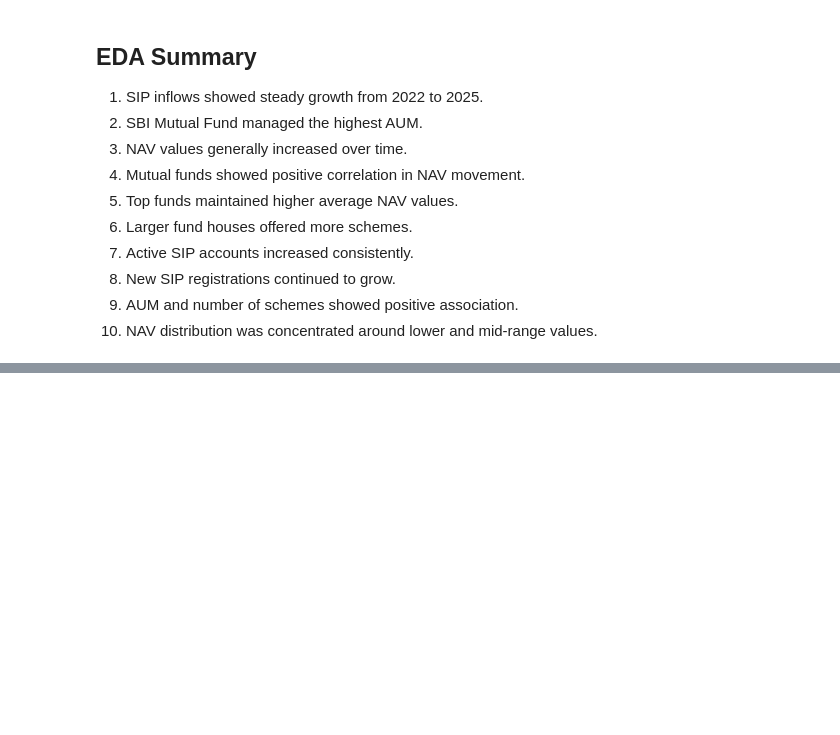
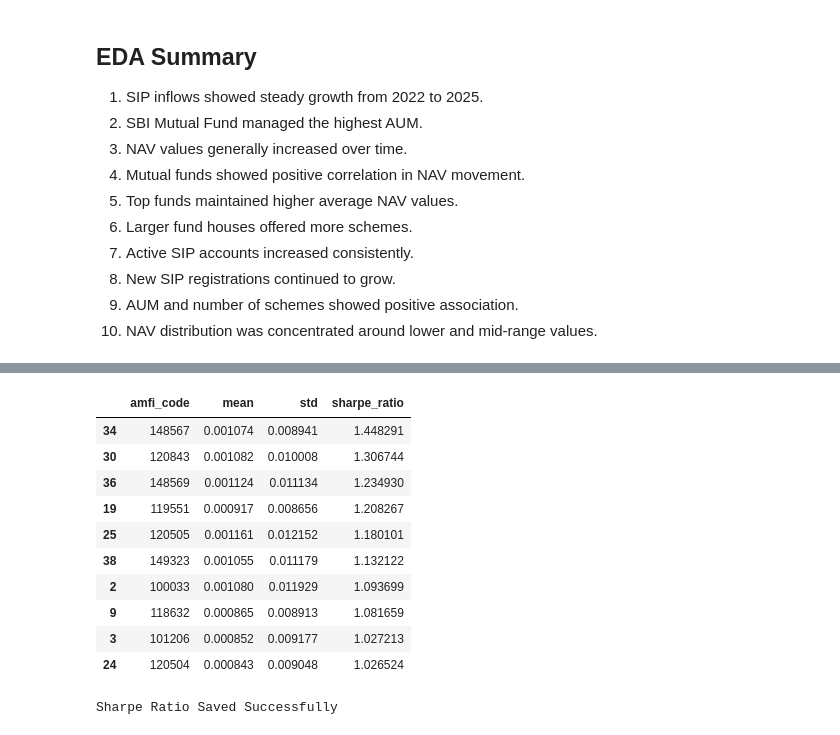
Before and after one commit to swamymanikanta567-ops/bluestack-mf-capstone, a Jupyter notebook: notebooks/eda_analysis.ipynb, the cells around one changed output, grey strips where cells are left out. Drawn from its saved outputs; the diff is of its cells as text; code cells hidden in the pictures; blank space fills up the shorter version.

```diff
--- a/notebooks/eda_analysis.ipynb
+++ b/notebooks/eda_analysis.ipynb
@@ -360,0 +506,16 @@ plt.show()
+# %%
+import numpy as np
+
+risk_free_rate = 0.065
+
+sharpe_data = nav_history.groupby('amfi_code')['daily_return'].agg(
+    ['mean', 'std']
+).reset_index()
+
+sharpe_data['sharpe_ratio'] = (
+    (sharpe_data['mean'] * 252 - risk_free_rate)
+    /
+    (sharpe_data['std'] * np.sqrt(252))
+)
+
+sharpe_data.head()
@@ -360,0 +529,28 @@ plt.show()
+# %%
+sharpe_rank = sharpe_data.sort_values(
+    by='sharpe_ratio',
+    ascending=False
+)
+
+sharpe_rank.head(10)
+# %% [output]
+|  | amfi_code | mean | std | sharpe_ratio |
+| 34 | 148567 | 0.001074 | 0.008941 | 1.448291 |
+| 30 | 120843 | 0.001082 | 0.010008 | 1.306744 |
+| 36 | 148569 | 0.001124 | 0.011134 | 1.234930 |
+| 19 | 119551 | 0.000917 | 0.008656 | 1.208267 |
+| 25 | 120505 | 0.001161 | 0.012152 | 1.180101 |
+| 38 | 149323 | 0.001055 | 0.011179 | 1.132122 |
+| 2 | 100033 | 0.001080 | 0.011929 | 1.093699 |
+| 9 | 118632 | 0.000865 | 0.008913 | 1.081659 |
+| 3 | 101206 | 0.000852 | 0.009177 | 1.027213 |
+| 24 | 120504 | 0.000843 | 0.009048 | 1.026524 |
+# %%
+sharpe_rank.to_csv(
+    "../reports/sharpe_ratio_ranking.csv",
+    index=False
+)
+
+print("Sharpe Ratio Saved Successfully")
+# %% [output]
+Sharpe Ratio Saved Successfully
```
Also changed, not shown: parts of 21 cells of this notebook, 4 other files.
